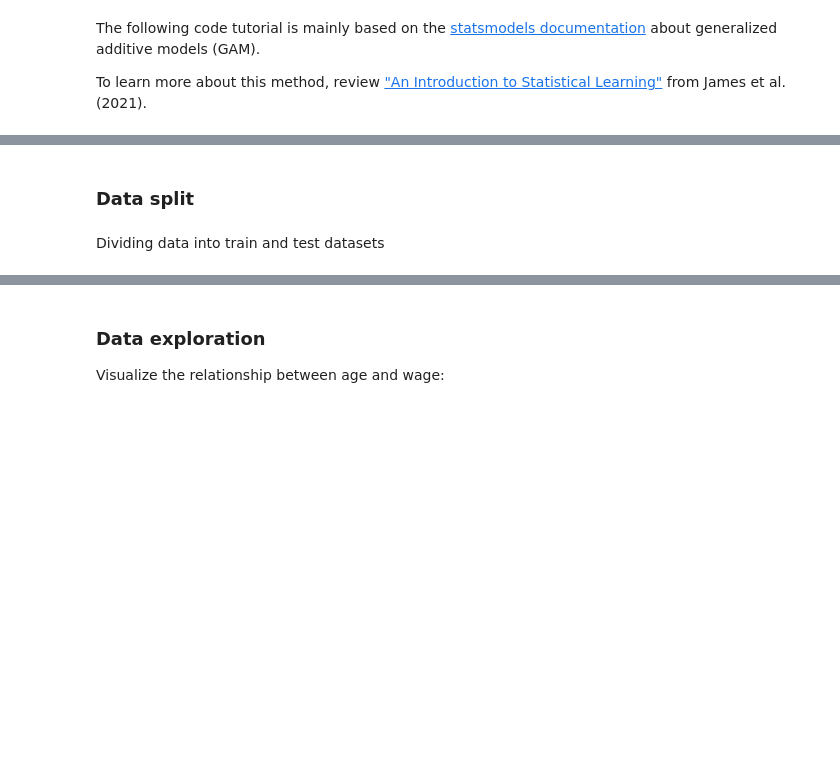
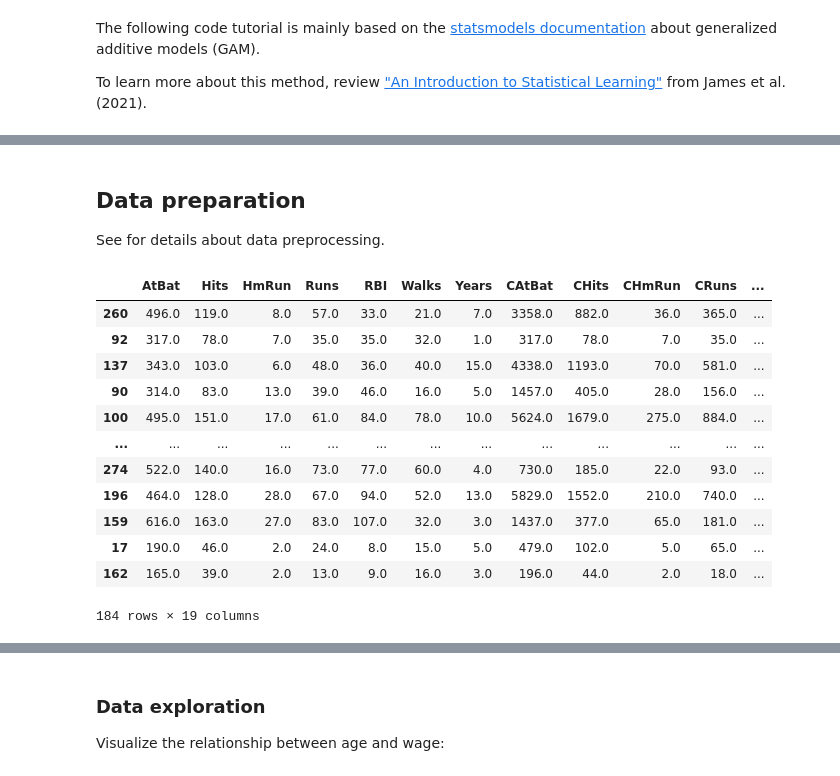
Before and after one commit to kirenz/regression, a Jupyter notebook: docs/gam.ipynb, the cells around one changed output, grey strips where cells are left out. Saved outputs shown, nothing was run; the diff lists cells and outputs as text; code cells hidden in the pictures; blank space fills up the shorter version.

```diff
--- a/docs/gam.ipynb
+++ b/docs/gam.ipynb
@@ -37,8 +7,4 @@ y = df[['wage']]
-# %% [markdown]
-### Data split
-# %% [markdown]
-Dividing data into train and test datasets
-# %%
-from sklearn.model_selection import train_test_split
-
-X_train, X_test, y_train, y_test = train_test_split(X, y, test_size=0.3, random_state = 1)
+# %% [markdown]
+## Data preparation
+
+See [](hitters_data.ipynb) for details about data preprocessing.
@@ -44,0 +13,16 @@ X_train, X_test, y_train, y_test = train_test_split(X, y, test_size=0.3, random_
+# %%
+X_train
+# %% [output]
+|  | AtBat | Hits | HmRun | Runs | RBI | Walks | Years | CAtBat | CHits | CHmRun | CRuns | ... |
+| 260 | 496.0 | 119.0 | 8.0 | 57.0 | 33.0 | 21.0 | 7.0 | 3358.0 | 882.0 | 36.0 | 365.0 | ... |
+| 92 | 317.0 | 78.0 | 7.0 | 35.0 | 35.0 | 32.0 | 1.0 | 317.0 | 78.0 | 7.0 | 35.0 | ... |
+| 137 | 343.0 | 103.0 | 6.0 | 48.0 | 36.0 | 40.0 | 15.0 | 4338.0 | 1193.0 | 70.0 | 581.0 | ... |
+| 90 | 314.0 | 83.0 | 13.0 | 39.0 | 46.0 | 16.0 | 5.0 | 1457.0 | 405.0 | 28.0 | 156.0 | ... |
+| 100 | 495.0 | 151.0 | 17.0 | 61.0 | 84.0 | 78.0 | 10.0 | 5624.0 | 1679.0 | 275.0 | 884.0 | ... |
+| ... | ... | ... | ... | ... | ... | ... | ... | ... | ... | ... | ... | ... |
+| 274 | 522.0 | 140.0 | 16.0 | 73.0 | 77.0 | 60.0 | 4.0 | 730.0 | 185.0 | 22.0 | 93.0 | ... |
+| 196 | 464.0 | 128.0 | 28.0 | 67.0 | 94.0 | 52.0 | 13.0 | 5829.0 | 1552.0 | 210.0 | 740.0 | ... |
+| 159 | 616.0 | 163.0 | 27.0 | 83.0 | 107.0 | 32.0 | 3.0 | 1437.0 | 377.0 | 65.0 | 181.0 | ... |
+| 17 | 190.0 | 46.0 | 2.0 | 24.0 | 8.0 | 15.0 | 5.0 | 479.0 | 102.0 | 5.0 | 65.0 | ... |
+| 162 | 165.0 | 39.0 | 2.0 | 13.0 | 9.0 | 16.0 | 3.0 | 196.0 | 44.0 | 2.0 | 18.0 | ... |
+184 rows × 19 columns
```
Also changed, not shown: parts of 8 cells of this notebook, 1 other file.
